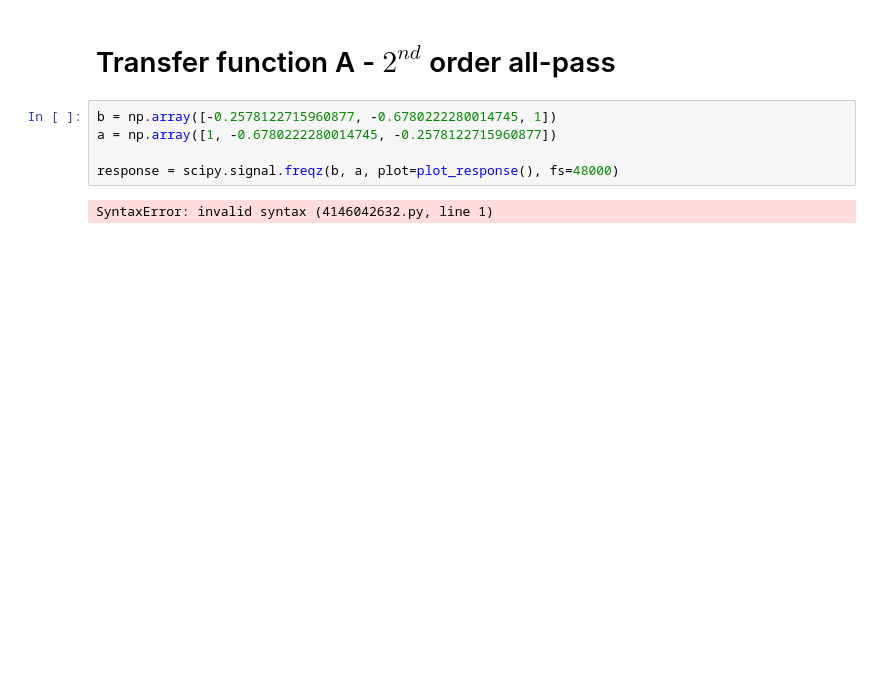
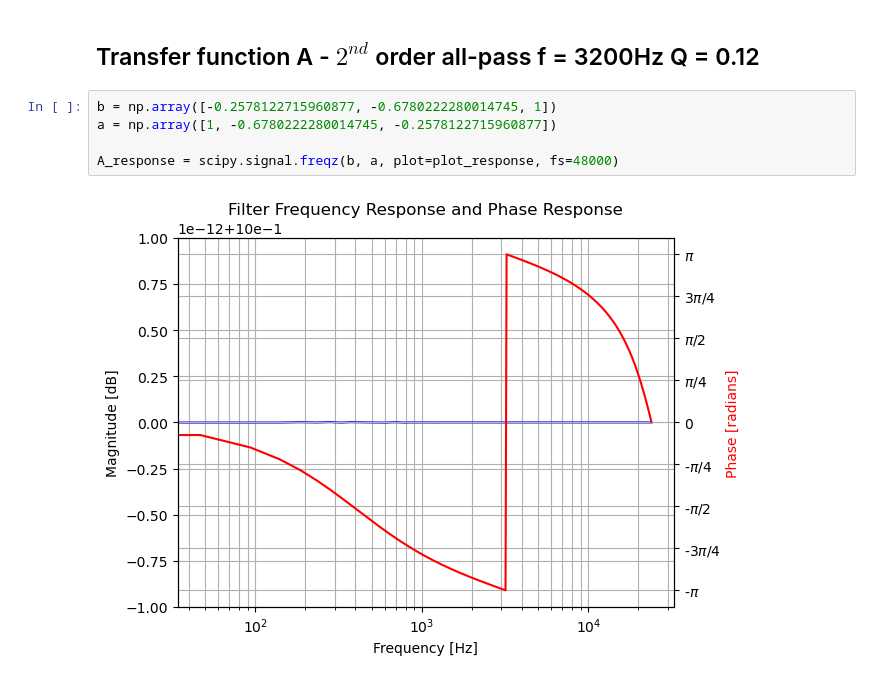
Before and after one commit to thxkiwi/vbap, a Jupyter notebook: thx-asa/thx-asa.ipynb, the cells around one changed output. Saved outputs shown, nothing was run; the diff lists cells and outputs as text; blank space fills up the shorter version.

```diff
--- a/thx-asa/thx-asa.ipynb
+++ b/thx-asa/thx-asa.ipynb
@@ -56,10 +51,10 @@ def plot_response(figure=None):
 # %% [markdown]
-# Transfer function A - $2^{nd}$ order all-pass
+## Transfer function A - $2^{nd}$ order all-pass f = 3200Hz Q = 0.12
 # %%
 b = np.array([-0.2578122715960877, -0.6780222280014745, 1])
 a = np.array([1, -0.6780222280014745, -0.2578122715960877])
 
-response = scipy.signal.freqz(b, a, plot=plot_response(), fs=48000)
+A_response = scipy.signal.freqz(b, a, plot=plot_response, fs=48000)
 # %% [output]
-SyntaxError: invalid syntax (4146042632.py, line 1)
+[figure, added]
 # %% [markdown]
```
Also changed, not shown: parts of 11 cells of this notebook, 1 other file.
